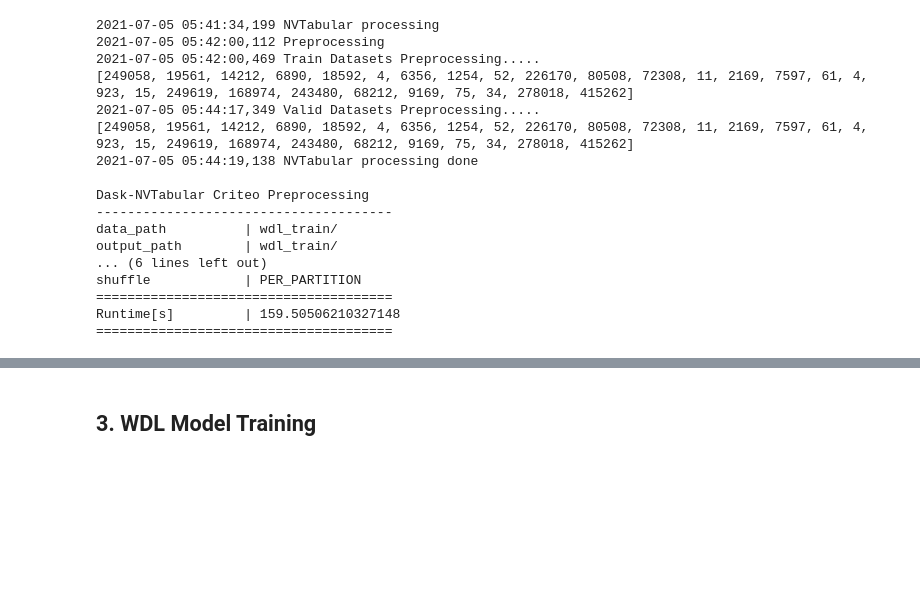
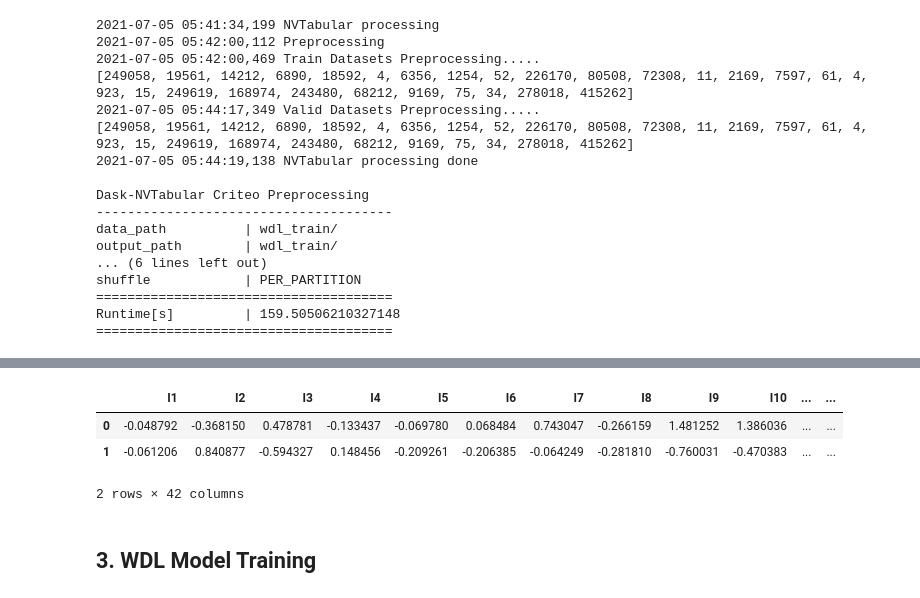
Before and after one commit to triton-inference-server/hugectr_backend, a Jupyter notebook: samples/wdl/HugeCTR_WDL_Training.ipynb, the cells around one changed output, grey strips where cells are left out. Drawn from its saved outputs; the diff is of its cells as text; code cells hidden in the pictures; blank space fills up the shorter version.

```diff
--- a/samples/wdl/HugeCTR_WDL_Training.ipynb
+++ b/samples/wdl/HugeCTR_WDL_Training.ipynb
@@ -527,3 +549,12 @@ Runtime[s]         | 159.50506210327148
+# %%
+import pandas as pd
+df = pd.read_parquet("/wdl_train/train/0.8870d61b8a1f4deca0f911acfb072999.parquet")
+df.head(2)
+# %% [output]
+|  | I1 | I2 | I3 | I4 | I5 | I6 | I7 | I8 | I9 | I10 | ... | ... |
+| 0 | -0.048792 | -0.368150 | 0.478781 | -0.133437 | -0.069780 | 0.068484 | 0.743047 | -0.266159 | 1.481252 | 1.386036 | ... | ... |
+| 1 | -0.061206 | 0.840877 | -0.594327 | 0.148456 | -0.209261 | -0.206385 | -0.064249 | -0.281810 | -0.760031 | -0.470383 | ... | ... |
+2 rows × 42 columns
 # %% [markdown]
 ## 3. WDL Model Training
 # %%
```
Also changed, not shown: parts of 10 cells of this notebook, 16 other files.
